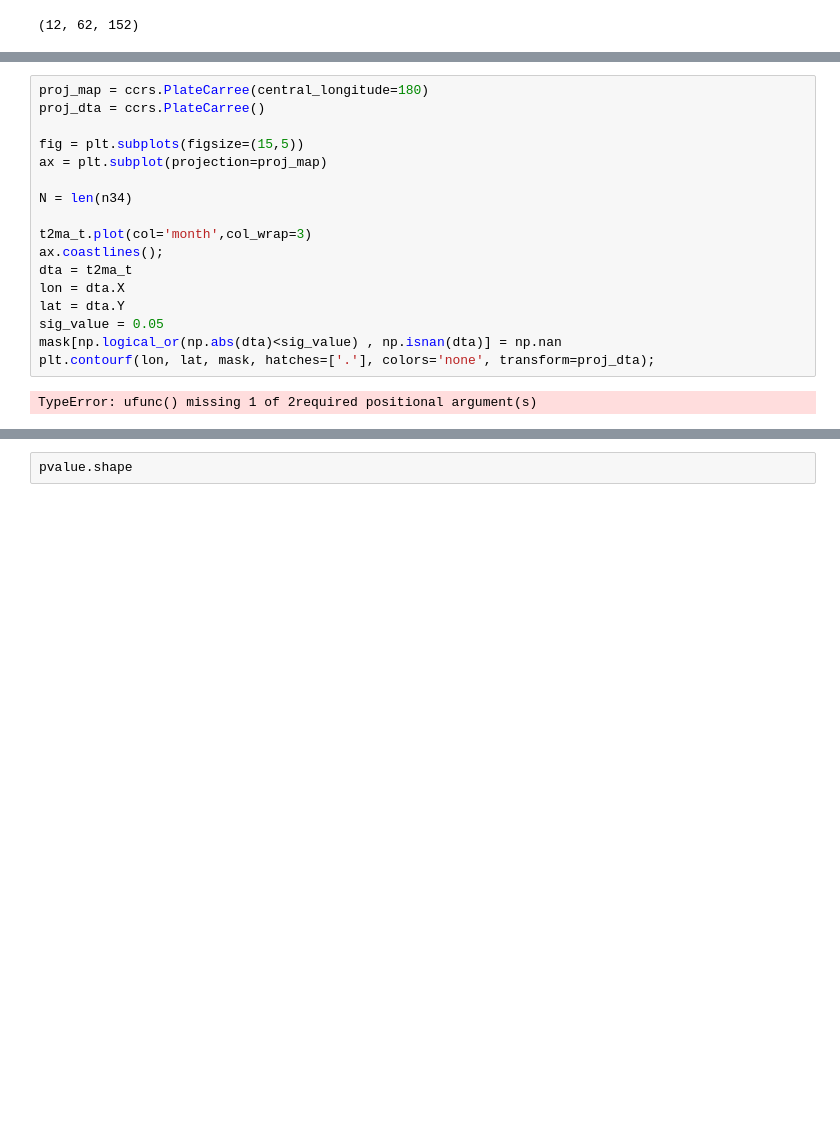
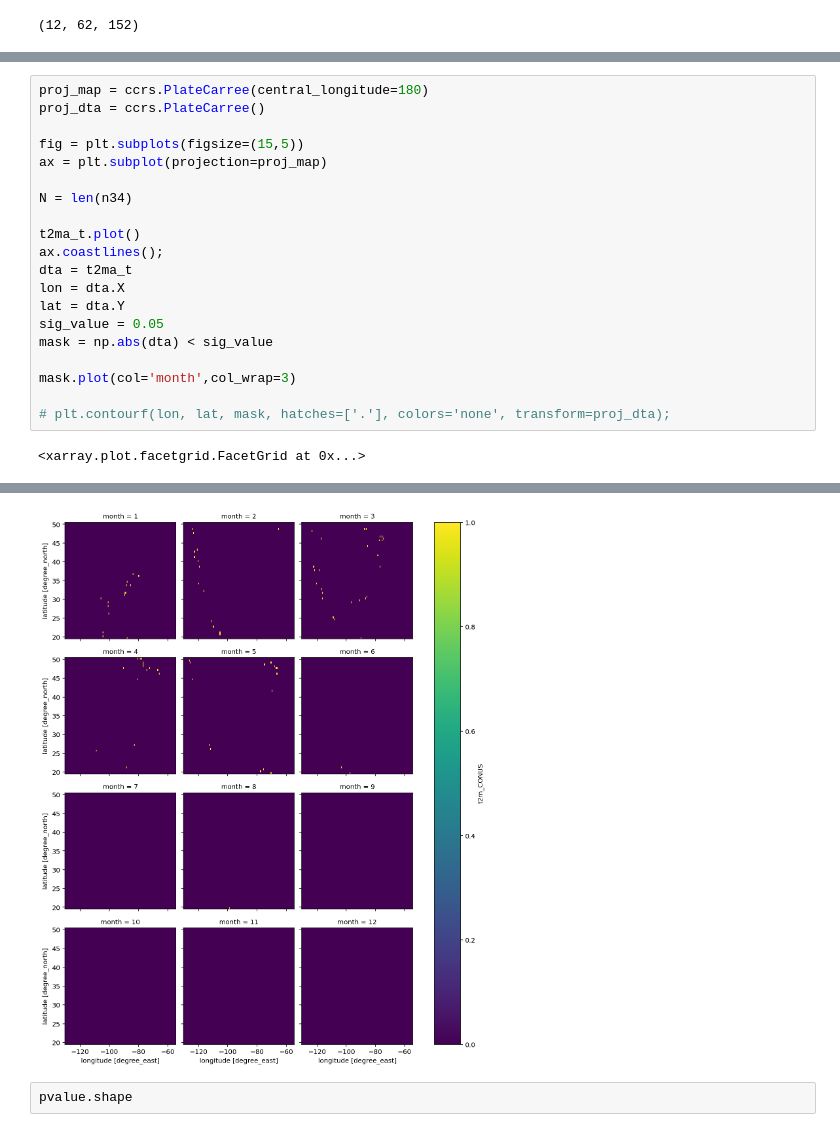
Before and after one commit to jp3993/apma4990-jp3993, a Jupyter notebook: jp3993-ProjectOutline.ipynb, the cells around one changed output, grey strips where cells are left out. Drawn from its saved outputs; the diff is of its cells as text; blank space fills up the shorter version.

```diff
--- a/jp3993-ProjectOutline.ipynb
+++ b/jp3993-ProjectOutline.ipynb
@@ -331,24 +371,28 @@ t2ma_p.shape
 # %%
 proj_map = ccrs.PlateCarree(central_longitude=180)
 proj_dta = ccrs.PlateCarree()
 
 fig = plt.subplots(figsize=(15,5))
 ax = plt.subplot(projection=proj_map)
 
 N = len(n34)
 
-t2ma_t.plot(col='month',col_wrap=3)
+t2ma_t.plot()
 ax.coastlines();
 dta = t2ma_t
 lon = dta.X
 lat = dta.Y
 sig_value = 0.05
-mask[np.logical_or(np.abs(dta)<sig_value) , np.isnan(dta)] = np.nan
-plt.contourf(lon, lat, mask, hatches=['.'], colors='none', transform=proj_dta);
+mask = np.abs(dta) < sig_value
+
+mask.plot(col='month',col_wrap=3)
+
+# plt.contourf(lon, lat, mask, hatches=['.'], colors='none', transform=proj_dta);
 # %% [output]
-TypeError: ufunc() missing 1 of 2required positional argument(s)
+<xarray.plot.facetgrid.FacetGrid at 0x...>
 [figure]
 [figure]
+[figure, added]
 # %%
 pvalue.shape
 # %% [output]
```
Also changed, not shown: parts of 7 cells of this notebook.
